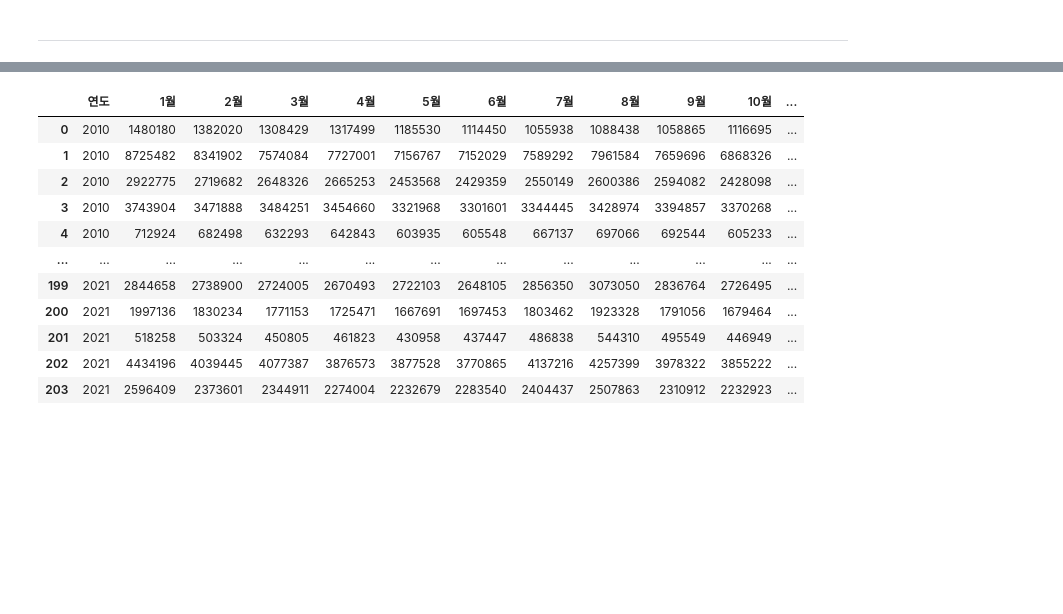
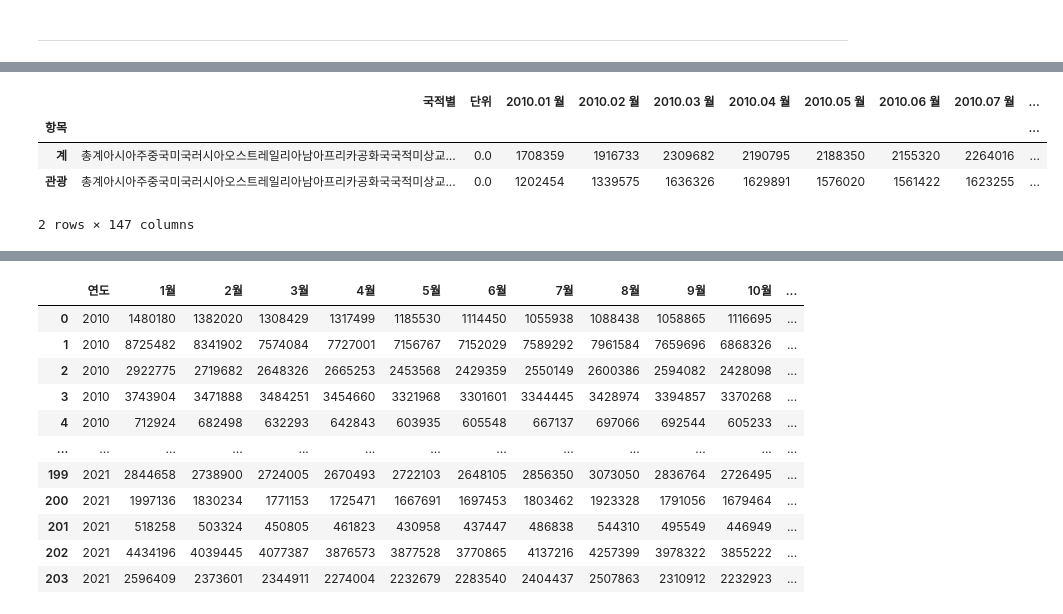
Before and after one commit to ThatHomr/project_2, a Jupyter notebook: project_2_file/Sunghwa/03_Data_Analysis/[문화]입국관광객/[문화]관광목적_외래객_그래프.ipynb, the cells around one changed output, grey strips where cells are left out. Drawn from its saved outputs; the diff is of its cells as text; code cells hidden in the pictures; blank space fills up the shorter version.

```diff
--- a/project_2_file/Sunghwa/03_Data_Analysis/[문화]입국관광객/[문화]관광목적_외래객_그래프.ipynb
+++ b/project_2_file/Sunghwa/03_Data_Analysis/[문화]입국관광객/[문화]관광목적_외래객_그래프.ipynb
@@ -112,0 +66,10 @@ cpi_total8 # 이 변수를 시각화함
+# %%
+# '항목' column의 '관광'을 그룹으로 분류하여 합계를 구함(국적별 분류를 요하지 않음)
+df_groupsum = df.groupby('항목').sum()
+df_groupsum
+# %% [output]
+|  | 국적별 | 단위 | 2010.01 월 | 2010.02 월 | 2010.03 월 | 2010.04 월 | 2010.05 월 | 2010.06 월 | 2010.07 월 | ... |
+| 항목 |  |  |  |  |  |  |  |  |  | ... |
+| 계 | 총계아시아주중국미국러시아오스트레일리아남아프리카공화국국적미상교... | 0.0 | 1708359 | 1916733 | 2309682 | 2190795 | 2188350 | 2155320 | 2264016 | ... |
+| 관광 | 총계아시아주중국미국러시아오스트레일리아남아프리카공화국국적미상교... | 0.0 | 1202454 | 1339575 | 1636326 | 1629891 | 1576020 | 1561422 | 1623255 | ... |
+2 rows × 147 columns
```
Also changed, not shown: parts of 21 cells of this notebook.
